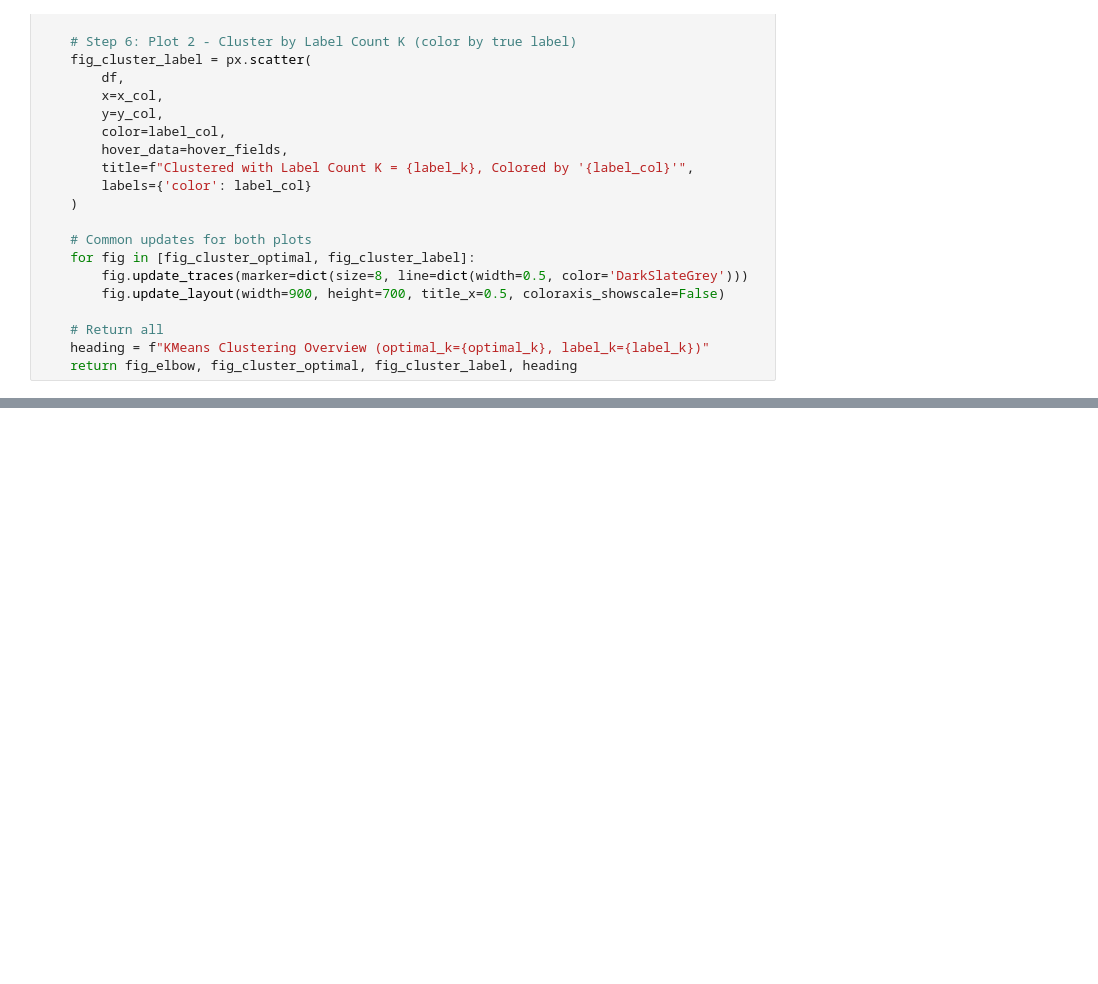
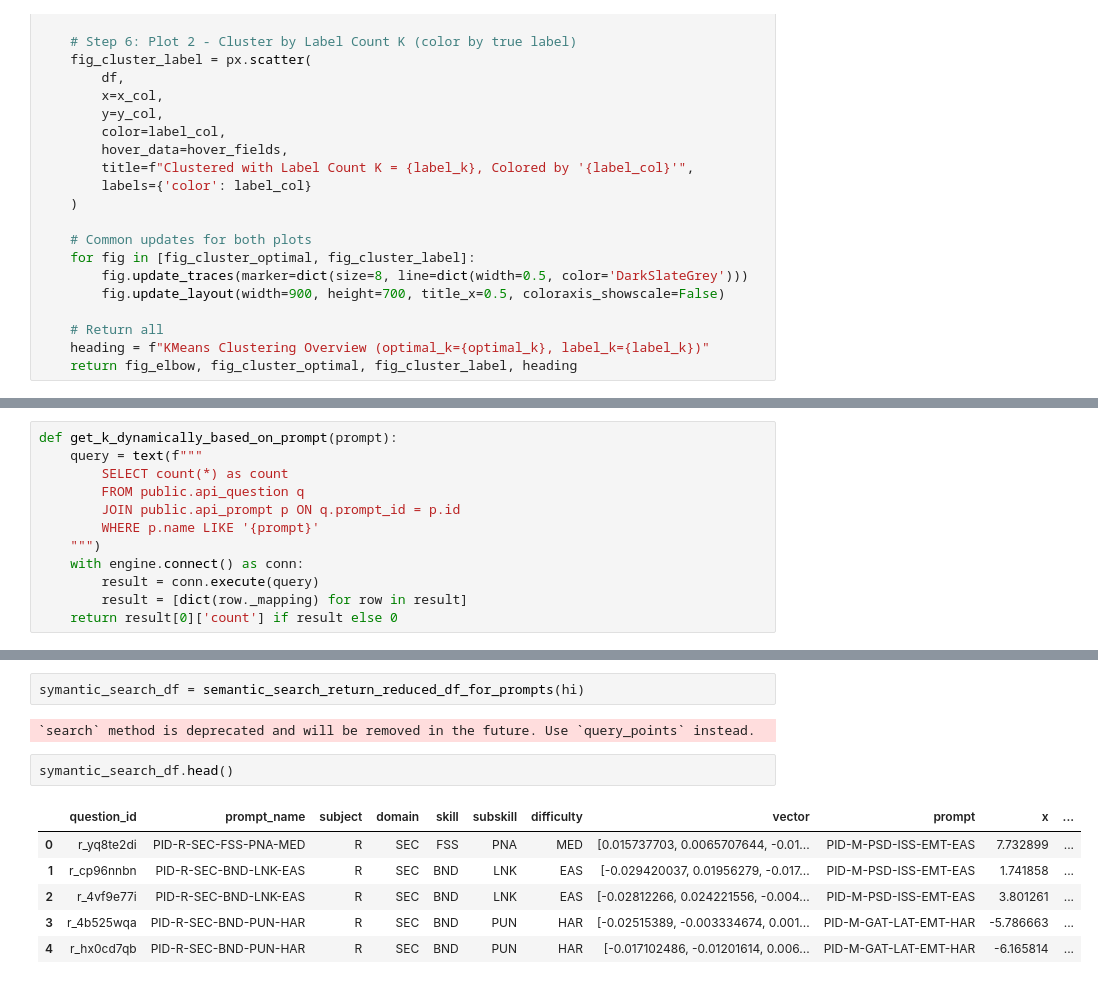
Before and after one commit to manideepsp/ClustterdAnalysis_eng_math, a Jupyter notebook: prompt_analysis.ipynb, the cells around one changed output, grey strips where cells are left out. Drawn from its saved outputs; the diff is of its cells as text; blank space fills up the shorter version.

```diff
--- a/prompt_analysis.ipynb
+++ b/prompt_analysis.ipynb
@@ -272,0 +342,12 @@ with open(f"{COLLECTION_NAME}_prompt_analysis.html", "w", encoding="utf-8") as f
+# %%
+def get_k_dynamically_based_on_prompt(prompt):
+    query = text(f"""
+        SELECT count(*) as count
+        FROM public.api_question q
+        JOIN public.api_prompt p ON q.prompt_id = p.id
+        WHERE p.name LIKE '{prompt}'
+    """)
+    with engine.connect() as conn:
+        result = conn.execute(query)
+        result = [dict(row._mapping) for row in result]
+    return result[0]['count'] if result else 0
@@ -272,0 +387,13 @@ with open(f"{COLLECTION_NAME}_prompt_analysis.html", "w", encoding="utf-8") as f
+# %%
+symantic_search_df = semantic_search_return_reduced_df_for_prompts(hi)
+# %% [output]
+`search` method is deprecated and will be removed in the future. Use `query_points` instead.
+# %%
+symantic_search_df.head()
+# %% [output]
+|  | question_id | prompt_name | subject | domain | skill | subskill | difficulty | vector | prompt | x | ... |
+| 0 | r_yq8te2di | PID-R-SEC-FSS-PNA-MED | R | SEC | FSS | PNA | MED | [0.015737703, 0.0065707644, -0.01... | PID-M-PSD-ISS-EMT-EAS | 7.732899 | ... |
+| 1 | r_cp96nnbn | PID-R-SEC-BND-LNK-EAS | R | SEC | BND | LNK | EAS | [-0.029420037, 0.01956279, -0.017... | PID-M-PSD-ISS-EMT-EAS | 1.741858 | ... |
+| 2 | r_4vf9e77i | PID-R-SEC-BND-LNK-EAS | R | SEC | BND | LNK | EAS | [-0.02812266, 0.024221556, -0.004... | PID-M-PSD-ISS-EMT-EAS | 3.801261 | ... |
+| 3 | r_4b525wqa | PID-R-SEC-BND-PUN-HAR | R | SEC | BND | PUN | HAR | [-0.02515389, -0.003334674, 0.001... | PID-M-GAT-LAT-EMT-HAR | -5.786663 | ... |
+| 4 | r_hx0cd7qb | PID-R-SEC-BND-PUN-HAR | R | SEC | BND | PUN | HAR | [-0.017102486, -0.01201614, 0.006... | PID-M-GAT-LAT-EMT-HAR | -6.165814 | ... |
```
Also changed, not shown: parts of 15 cells of this notebook, 3 other files.
